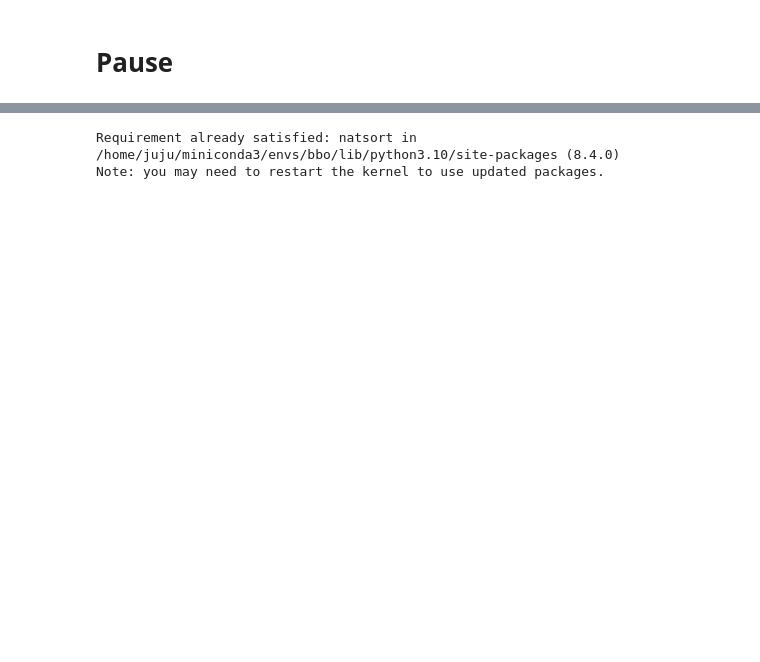
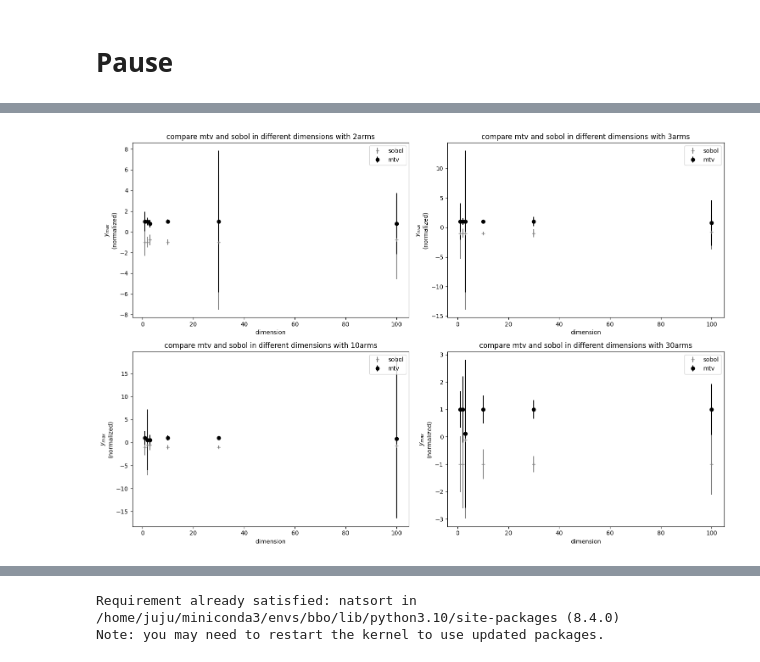
Before and after one commit to yubo-research/yubo, a Jupyter notebook: Untitled.ipynb, the cells around one changed output, grey strips where cells are left out. Saved outputs shown, nothing was run; the diff lists cells and outputs as text; code cells hidden in the pictures; blank space fills up the shorter version.

```diff
--- a/Untitled.ipynb
+++ b/Untitled.ipynb
@@ -35,5 +193,2 @@ Finish
 # %%
 import analysis.plotting as ap
-# %%
-def data_locator(exp_tag, problem_name, optimizer_name):
-    return f"/Users/dsweet2/Projects/bbo/results/{exp_tag}/{problem_name}/{optimizer_name}"
@@ -58,0 +290,18 @@ NameError: name 'data_locator' is not defined
+# %%
+num_rows = 2
+num_cols = 2
+fig, axs = plt.subplots(num_rows, num_cols, figsize=(15, 10))
+num_dims = [1,2,3,10,30,100]
+num_arms=[2,3,10,30]
+count = 0
+for i in range(num_rows):
+    for j in range(num_cols):
+        plt.sca(axs[i,j])
+        get_compare("figure_test", num_arms=num_arms[count], num_dim=num_dims, i_agg=-1)
+        count+=1
+        plt.xlabel("dimension")
+        plt.ylabel("$y_{max}$\n(normalized)")
+plt.tight_layout()
+plt.show()
+# %% [output]
+[figure, added]
```
Also changed, not shown: parts of 20 cells of this notebook.
